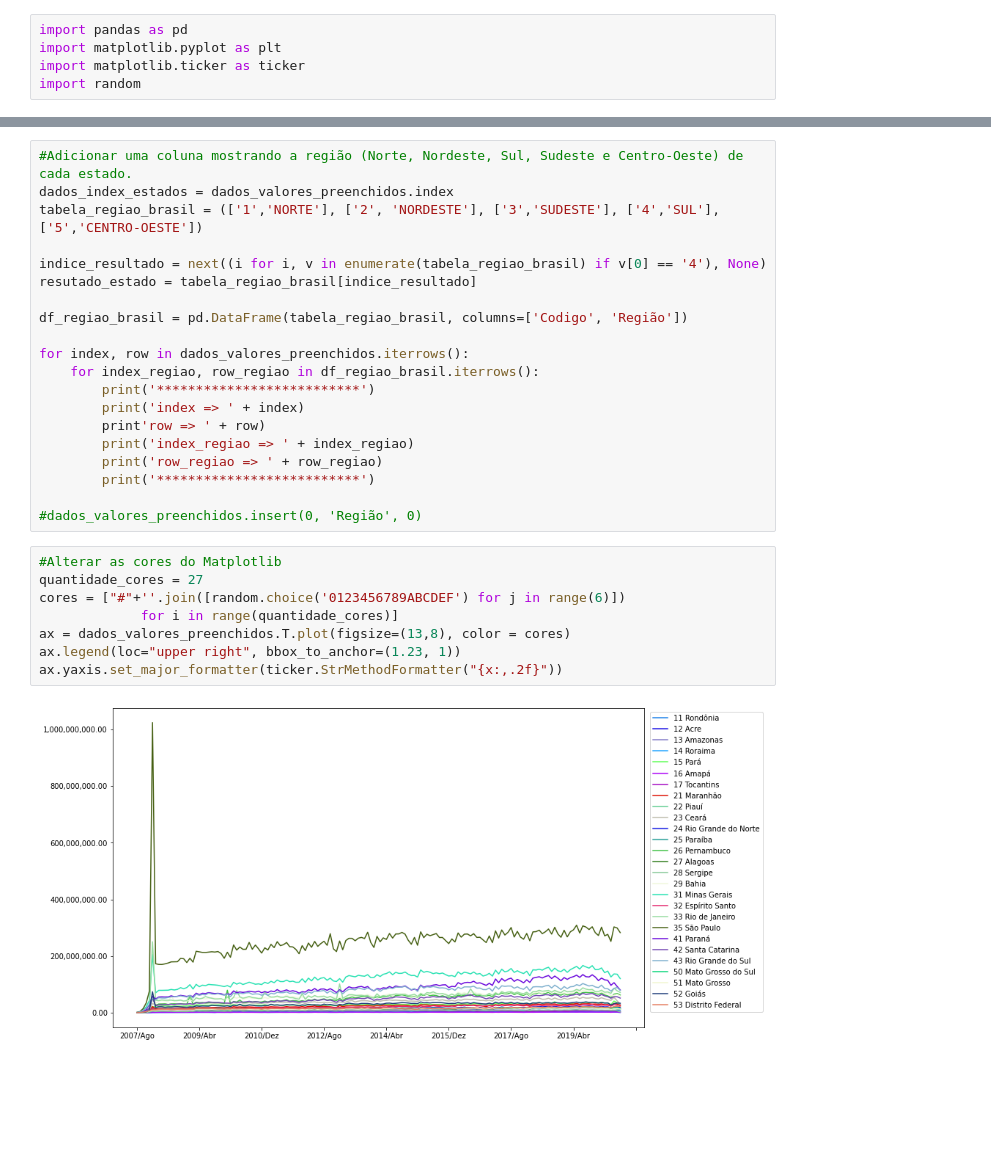
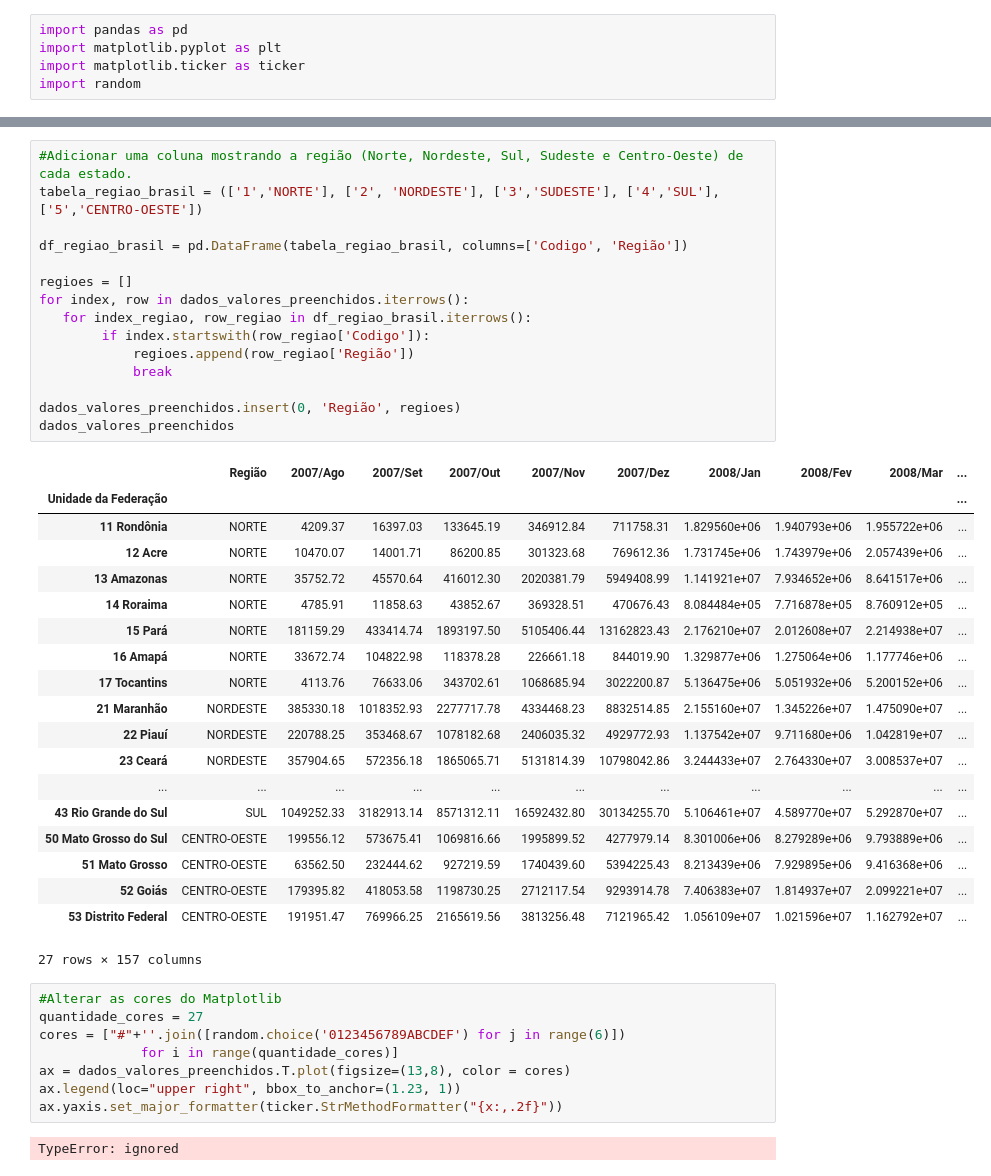
Before and after one commit to mpantonucci/Bootcamp-DataScience, a Jupyter notebook: Desafio - 3.ipynb, the cells around one changed output, grey strips where cells are left out. Drawn from its saved outputs; the diff is of its cells as text; blank space fills up the shorter version.

```diff
--- a/Desafio - 3.ipynb
+++ b/Desafio - 3.ipynb
@@ -16,23 +37,38 @@ dados_valores_preenchidos = dados_valores_preenchidos.drop(descricao_col_coltota
 # %%
 #Adicionar uma coluna mostrando a região (Norte, Nordeste, Sul, Sudeste e Centro-Oeste) de cada estado.
-dados_index_estados = dados_valores_preenchidos.index
 tabela_regiao_brasil = (['1','NORTE'], ['2', 'NORDESTE'], ['3','SUDESTE'], ['4','SUL'], ['5','CENTRO-OESTE'])
-
-indice_resultado = next((i for i, v in enumerate(tabela_regiao_brasil) if v[0] == '4'), None)
-resutado_estado = tabela_regiao_brasil[indice_resultado]
 
 df_regiao_brasil = pd.DataFrame(tabela_regiao_brasil, columns=['Codigo', 'Região'])
 
+regioes = []
 for index, row in dados_valores_preenchidos.iterrows():
-    for index_regiao, row_regiao in df_regiao_brasil.iterrows():
-        print('**************************')
-        print('index => ' + index)
-        print'row => ' + row)
-        print('index_regiao => ' + index_regiao)
-        print('row_regiao => ' + row_regiao)
-        print('**************************')
+   for index_regiao, row_regiao in df_regiao_brasil.iterrows():
+        if index.startswith(row_regiao['Codigo']):
+            regioes.append(row_regiao['Região'])
+            break
 
-#dados_valores_preenchidos.insert(0, 'Região', 0)
+dados_valores_preenchidos.insert(0, 'Região', regioes)
+dados_valores_preenchidos
+# %% [output]
+|  | Região | 2007/Ago | 2007/Set | 2007/Out | 2007/Nov | 2007/Dez | 2008/Jan | 2008/Fev | 2008/Mar | ... |
+| Unidade da Federação |  |  |  |  |  |  |  |  |  | ... |
+| 11 Rondônia | NORTE | 4209.37 | 16397.03 | 133645.19 | 346912.84 | 711758.31 | 1.829560e+06 | 1.940793e+06 | 1.955722e+06 | ... |
+| 12 Acre | NORTE | 10470.07 | 14001.71 | 86200.85 | 301323.68 | 769612.36 | 1.731745e+06 | 1.743979e+06 | 2.057439e+06 | ... |
+| 13 Amazonas | NORTE | 35752.72 | 45570.64 | 416012.30 | 2020381.79 | 5949408.99 | 1.141921e+07 | 7.934652e+06 | 8.641517e+06 | ... |
+| 14 Roraima | NORTE | 4785.91 | 11858.63 | 43852.67 | 369328.51 | 470676.43 | 8.084484e+05 | 7.716878e+05 | 8.760912e+05 | ... |
+| 15 Pará | NORTE | 181159.29 | 433414.74 | 1893197.50 | 5105406.44 | 13162823.43 | 2.176210e+07 | 2.012608e+07 | 2.214938e+07 | ... |
+| 16 Amapá | NORTE | 33672.74 | 104822.98 | 118378.28 | 226661.18 | 844019.90 | 1.329877e+06 | 1.275064e+06 | 1.177746e+06 | ... |
+| 17 Tocantins | NORTE | 4113.76 | 76633.06 | 343702.61 | 1068685.94 | 3022200.87 | 5.136475e+06 | 5.051932e+06 | 5.200152e+06 | ... |
+| 21 Maranhão | NORDESTE | 385330.18 | 1018352.93 | 2277717.78 | 4334468.23 | 8832514.85 | 2.155160e+07 | 1.345226e+07 | 1.475090e+07 | ... |
+| 22 Piauí | NORDESTE | 220788.25 | 353468.67 | 1078182.68 | 2406035.32 | 4929772.93 | 1.137542e+07 | 9.711680e+06 | 1.042819e+07 | ... |
+| 23 Ceará | NORDESTE | 357904.65 | 572356.18 | 1865065.71 | 5131814.39 | 10798042.86 | 3.244433e+07 | 2.764330e+07 | 3.008537e+07 | ... |
+| ... | ... | ... | ... | ... | ... | ... | ... | ... | ... | ... |
+| 43 Rio Grande do Sul | SUL | 1049252.33 | 3182913.14 | 8571312.11 | 16592432.80 | 30134255.70 | 5.106461e+07 | 4.589770e+07 | 5.292870e+07 | ... |
+| 50 Mato Grosso do Sul | CENTRO-OESTE | 199556.12 | 573675.41 | 1069816.66 | 1995899.52 | 4277979.14 | 8.301006e+06 | 8.279289e+06 | 9.793889e+06 | ... |
+| 51 Mato Grosso | CENTRO-OESTE | 63562.50 | 232444.62 | 927219.59 | 1740439.60 | 5394225.43 | 8.213439e+06 | 7.929895e+06 | 9.416368e+06 | ... |
+| 52 Goiás | CENTRO-OESTE | 179395.82 | 418053.58 | 1198730.25 | 2712117.54 | 9293914.78 | 7.406383e+07 | 1.814937e+07 | 2.099221e+07 | ... |
+| 53 Distrito Federal | CENTRO-OESTE | 191951.47 | 769966.25 | 2165619.56 | 3813256.48 | 7121965.42 | 1.056109e+07 | 1.021596e+07 | 1.162792e+07 | ... |
+27 rows × 157 columns
 # %%
 #Alterar as cores do Matplotlib
 quantidade_cores = 27
@@ -42,4 +78,4 @@ ax = dados_valores_preenchidos.T.plot(figsize=(13,8), color = cores)
 ax.legend(loc="upper right", bbox_to_anchor=(1.23, 1))
 ax.yaxis.set_major_formatter(ticker.StrMethodFormatter("{x:,.2f}"))
 # %% [output]
-[figure, removed]
+TypeError: ignored
```
Also changed, not shown: parts of 1 cell of this notebook.
